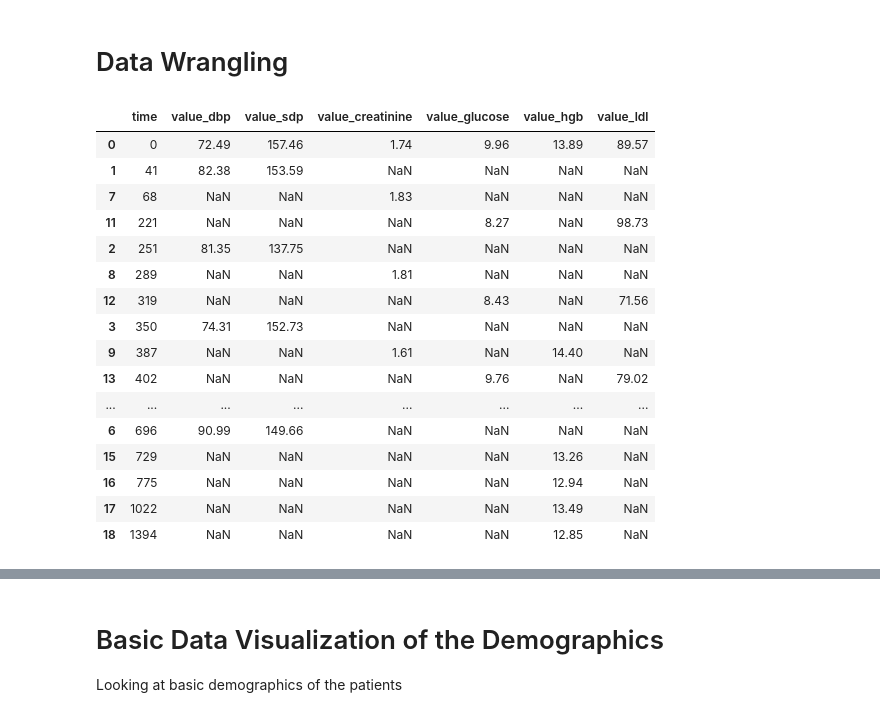
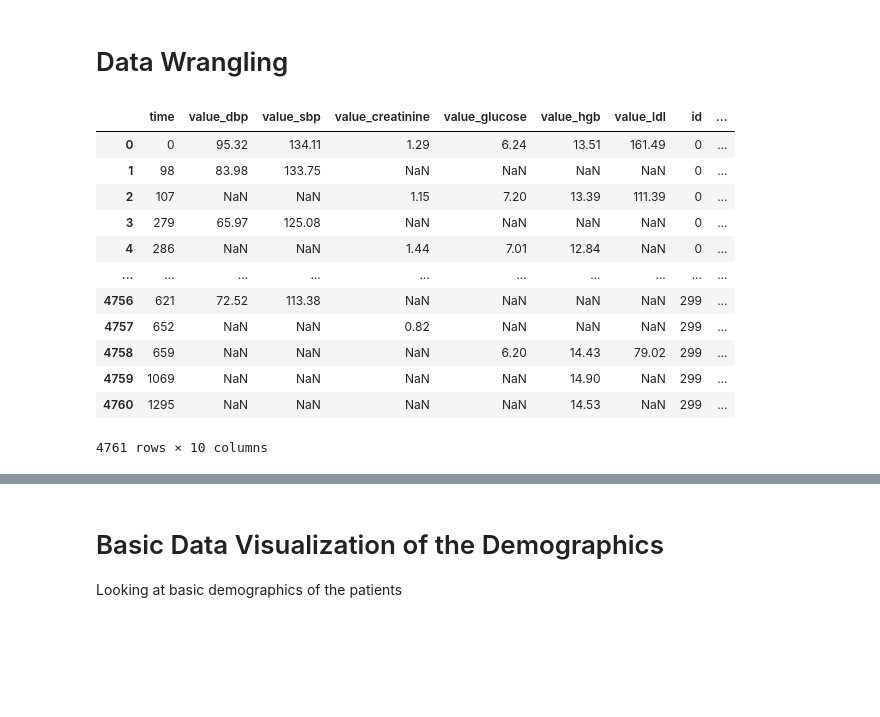
Before and after one commit to choikwun/ckd_assignment, a Jupyter notebook: ckd.ipynb, the cells around one changed output, grey strips where cells are left out. Drawn from its saved outputs; the diff is of its cells as text; code cells hidden in the pictures; blank space fills up the shorter version.

Commit message:
added more aggregate dataframes

```diff
--- a/ckd.ipynb
+++ b/ckd.ipynb
@@ -50,33 +51,39 @@ hgb = pd.read_csv("dataScienceTask/T_HGB.csv")
 ldl = pd.read_csv("dataScienceTask/T_ldl.csv")
 stage = pd.read_csv("dataScienceTask/T_stage.csv")
 # %%
-temp = dbp.loc[dbp['id'] == 1][['time', 'value']].merge(sbp.loc[sbp['id'] == 1][[
-    'value', 'time']], left_on='time', right_on='time', suffixes=('_dbp', '_sdp'), how='outer')
-temp = temp.merge(creatinine.loc[creatinine['id'] == 1][['time', 'value']], left_on='time',
-                  right_on='time', how='outer').rename(columns={"value": "value_creatinine"})
-temp = temp.merge(glucose.loc[glucose['id'] == 1][['time', 'value']], left_on='time',
-                  right_on='time', how='outer').rename(columns={"value": "value_glucose"})
-temp = temp.merge(hgb.loc[hgb['id'] == 1][['time', 'value']], left_on='time',
-                  right_on='time', how='outer').rename(columns={"value": "value_hgb"})
-temp = temp.merge(ldl.loc[ldl['id'] == 1][['time', 'value']], left_on='time',
-                  right_on='time', how='outer').rename(columns={"value": "value_ldl"})
-id_1 = temp.sort_values(by=['time'])
-id_1
+# Aggregating data into 1 dataframe
+df = pd.DataFrame()
+
+for i in demographics['id']:
+    temp = dbp.loc[dbp['id'] == i][['time', 'value']].merge(sbp.loc[sbp['id'] == i][[
+        'value', 'time']], left_on='time', right_on='time', suffixes=('_dbp', '_sbp'), how='outer')
+    temp = temp.merge(creatinine.loc[creatinine['id'] == i][['time', 'value']], left_on='time',
+                      right_on='time', how='outer').rename(columns={"value": "value_creatinine"})
+    temp = temp.merge(glucose.loc[glucose['id'] == i][['time', 'value']], left_on='time',
+                      right_on='time', how='outer').rename(columns={"value": "value_glucose"})
+    temp = temp.merge(hgb.loc[hgb['id'] == i][['time', 'value']], left_on='time',
+                      right_on='time', how='outer').rename(columns={"value": "value_hgb"})
+    temp = temp.merge(ldl.loc[ldl['id'] == i][['time', 'value']], left_on='time',
+                      right_on='time', how='outer').rename(columns={"value": "value_ldl"})
+    temp = temp.sort_values(by=['time'])
+    temp['id'] = i
+    df = df.append(temp)
+
+df = df.merge(demographics[['id', 'gender', 'race']],
+              left_on='id', right_on='id')
+
+df
 # %% [output]
-|  | time | value_dbp | value_sdp | value_creatinine | value_glucose | value_hgb | value_ldl |
-| 0 | 0 | 72.49 | 157.46 | 1.74 | 9.96 | 13.89 | 89.57 |
-| 1 | 41 | 82.38 | 153.59 | NaN | NaN | NaN | NaN |
-| 7 | 68 | NaN | NaN | 1.83 | NaN | NaN | NaN |
-| 11 | 221 | NaN | NaN | NaN | 8.27 | NaN | 98.73 |
-| 2 | 251 | 81.35 | 137.75 | NaN | NaN | NaN | NaN |
-| 8 | 289 | NaN | NaN | 1.81 | NaN | NaN | NaN |
-| 12 | 319 | NaN | NaN | NaN | 8.43 | NaN | 71.56 |
-| 3 | 350 | 74.31 | 152.73 | NaN | NaN | NaN | NaN |
-| 9 | 387 | NaN | NaN | 1.61 | NaN | 14.40 | NaN |
-| 13 | 402 | NaN | NaN | NaN | 9.76 | NaN | 79.02 |
-| ... | ... | ... | ... | ... | ... | ... | ... |
-| 6 | 696 | 90.99 | 149.66 | NaN | NaN | NaN | NaN |
-| 15 | 729 | NaN | NaN | NaN | NaN | 13.26 | NaN |
-| 16 | 775 | NaN | NaN | NaN | NaN | 12.94 | NaN |
-| 17 | 1022 | NaN | NaN | NaN | NaN | 13.49 | NaN |
-| 18 | 1394 | NaN | NaN | NaN | NaN | 12.85 | NaN |
+|  | time | value_dbp | value_sbp | value_creatinine | value_glucose | value_hgb | value_ldl | id | ... |
+| 0 | 0 | 95.32 | 134.11 | 1.29 | 6.24 | 13.51 | 161.49 | 0 | ... |
+| 1 | 98 | 83.98 | 133.75 | NaN | NaN | NaN | NaN | 0 | ... |
+| 2 | 107 | NaN | NaN | 1.15 | 7.20 | 13.39 | 111.39 | 0 | ... |
+| 3 | 279 | 65.97 | 125.08 | NaN | NaN | NaN | NaN | 0 | ... |
+| 4 | 286 | NaN | NaN | 1.44 | 7.01 | 12.84 | NaN | 0 | ... |
+| ... | ... | ... | ... | ... | ... | ... | ... | ... | ... |
+| 4756 | 621 | 72.52 | 113.38 | NaN | NaN | NaN | NaN | 299 | ... |
+| 4757 | 652 | NaN | NaN | 0.82 | NaN | NaN | NaN | 299 | ... |
+| 4758 | 659 | NaN | NaN | NaN | 6.20 | 14.43 | 79.02 | 299 | ... |
+| 4759 | 1069 | NaN | NaN | NaN | NaN | 14.90 | NaN | 299 | ... |
+| 4760 | 1295 | NaN | NaN | NaN | NaN | 14.53 | NaN | 299 | ... |
+4761 rows × 10 columns
```
Also changed, not shown: parts of 8 cells of this notebook.
